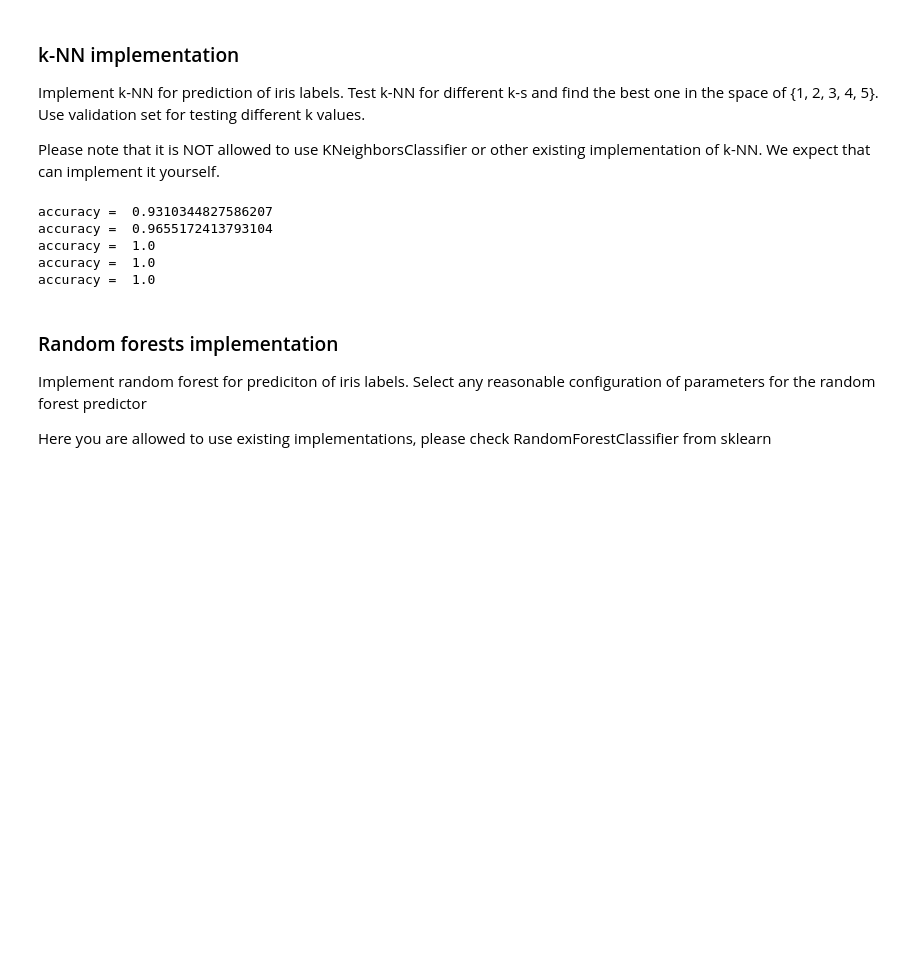
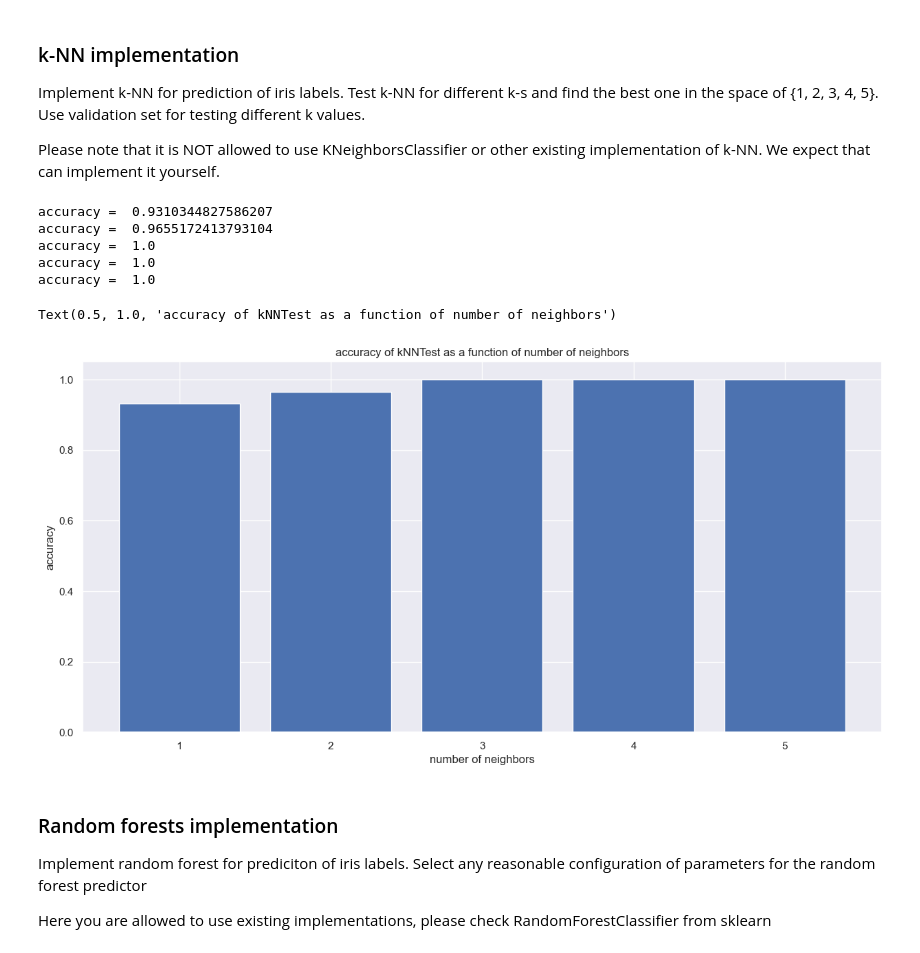
Before and after one commit to Ramse22/MAD-UCPH, a Jupyter notebook: Assignment/A4_files/classification_StudentVersion.ipynb, the cells around one changed output. Cells and saved outputs as stored; diff of their text form; code cells hidden in the pictures; blank space fills up the shorter version.

```diff
--- a/Assignment/A4_files/classification_StudentVersion.ipynb
+++ b/Assignment/A4_files/classification_StudentVersion.ipynb
@@ -119,27 +136,50 @@ Implement k-NN for prediction of iris labels. Test k-NN for different k-s and fi
 
 Please note that it is NOT allowed to use KNeighborsClassifier or other existing implementation of k-NN. We expect that can implement it yourself.
 # %%
-def __kNNTest(trainingFeatures2D, trainingLabels, n_neighbors, validationFeatures2D, validationLabels):
+def __kNNTest(
+    trainingFeatures2D,
+    trainingLabels,
+    n_neighbors,
+    validationFeatures2D,
+    validationLabels,
+):
     predicted_labels = []
     for i in range(len(validationFeatures2D)):
-        distance = np.linalg.norm(validationFeatures2D[i] - trainingFeatures2D, axis = 1)
+        distance = np.linalg.norm(validationFeatures2D[i] - trainingFeatures2D, axis=1)
         idx = np.argsort(distance)[:n_neighbors]
         predict_label = np.bincount(trainingLabels[idx]).argmax()
         predicted_labels.append(predict_label)
     predicted_labels = np.array(predicted_labels)
     accuracy = np.mean(validationLabels == predicted_labels)
     return accuracy
 
-for n in range(1, 6):
-    print('accuracy = ', __kNNTest(trainingFeatures2D, trainingLabels, n, validationFeatures2D, validationLabels))
 
-#TODO : plot accuracy/number of neighbors
+accuracies = []
+n_range = range(1, 6)
+for n in n_range:
+    accuracies.append(
+        __kNNTest(
+            trainingFeatures2D,
+            trainingLabels,
+            n,
+            validationFeatures2D,
+            validationLabels,
+        )
+    )
+    print("accuracy = ", accuracies[-1])
+
+plt.bar(n_range, accuracies)
+plt.xlabel("number of neighbors")
+plt.ylabel("accuracy")
+plt.title("accuracy of kNNTest as a function of number of neighbors")
 # %% [output]
 accuracy =  0.9310344827586207
 accuracy =  0.9655172413793104
 accuracy =  1.0
 accuracy =  1.0
 accuracy =  1.0
+Text(0.5, 1.0, 'accuracy of kNNTest as a function of number of neighbors')
+[figure, added]
 # %% [markdown]
 ### Random forests implementation
 
```
Also changed, not shown: parts of 6 cells of this notebook, 2 other files.
